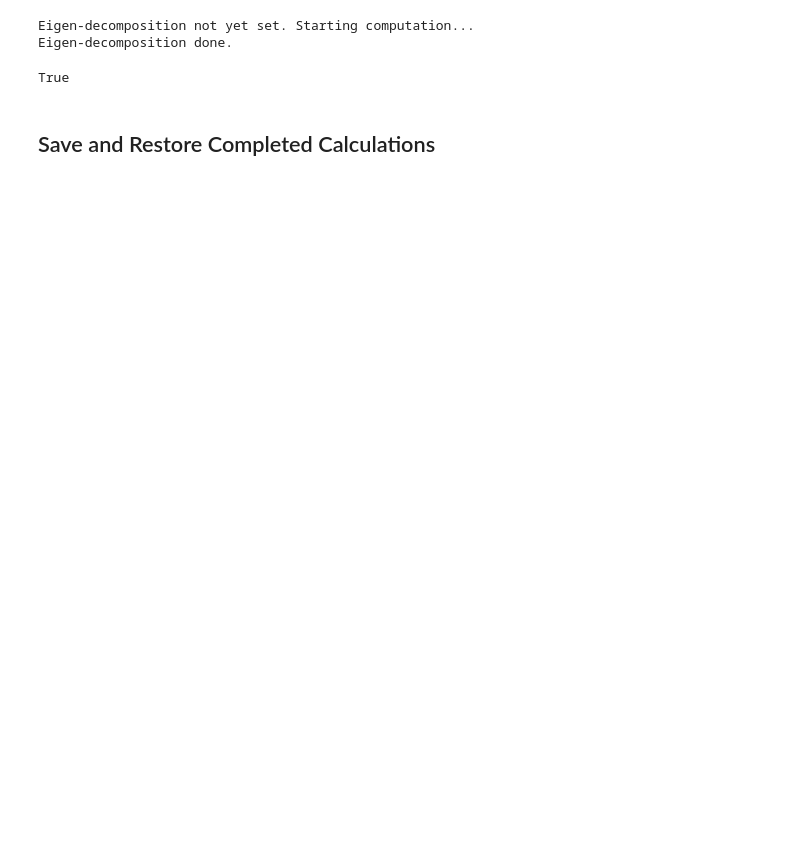
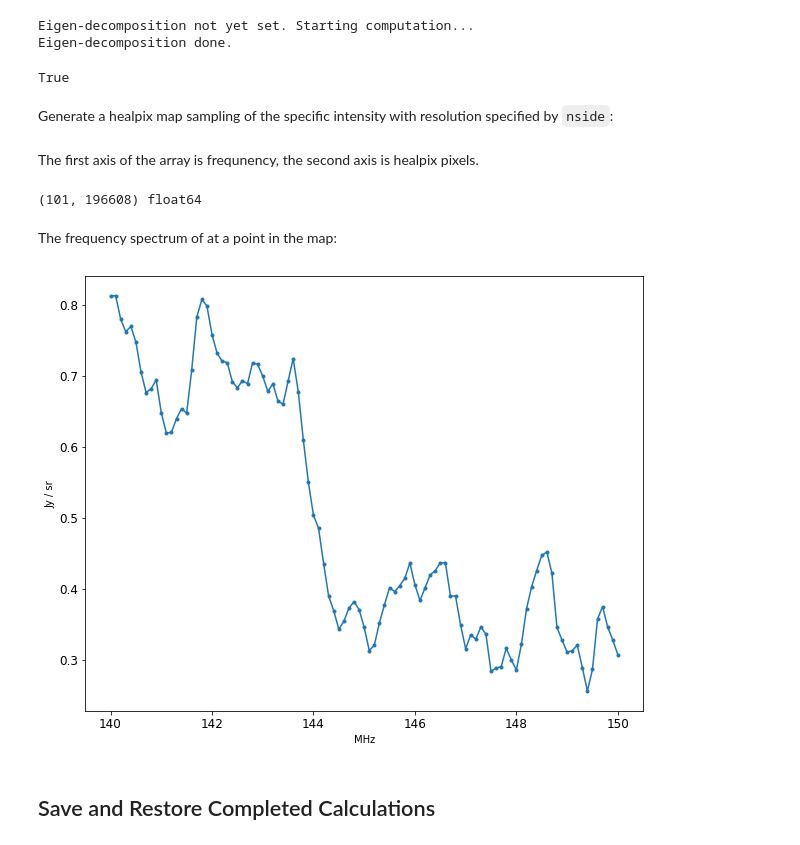
Before and after one commit to zacharymartinot/redshifted_gaussian_fields, a Jupyter notebook: notebooks/tutorial_draft.ipynb, the cells around one changed output. Saved outputs shown, nothing was run; the diff lists cells and outputs as text; code cells hidden in the pictures; blank space fills up the shorter version.

Commit message:
added basic method to produce realizations evaluated on healpix maps

```diff
--- a/notebooks/tutorial_draft.ipynb
+++ b/notebooks/tutorial_draft.ipynb
@@ -137,5 +133,24 @@ a_lm2 = gcfg.generate_realization(seed)
 np.allclose(a_lm, a_lm2)
 # %% [output]
 True
+# %% [markdown]
+Generate a healpix map sampling of the specific intensity with resolution specified by `nside`:
+# %%
+nside = 128
+hmap = gcfg.generate_healpix_map_realization(seed, nside)
+# %% [markdown]
+The first axis of the array is frequnency, the second axis is healpix pixels.
+# %%
+print(hmap.shape, hmap.dtype)
+# %% [output]
+(101, 196608) float64
+# %% [markdown]
+The frequency spectrum of at a point in the map:
+# %%
+plt.plot(gcfg.nu_axis, hmap[:,0], '.-')
+plt.ylabel('Jy / sr')
+plt.xlabel('MHz');
+# %% [output]
+[figure, added]
 # %% [markdown]
 ## Save and Restore Completed Calculations
```
Also changed, not shown: parts of 7 cells of this notebook, 3 other files.
